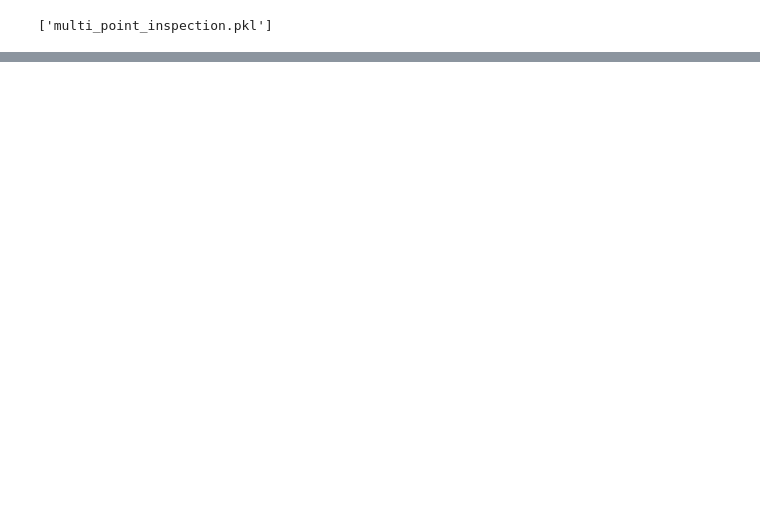
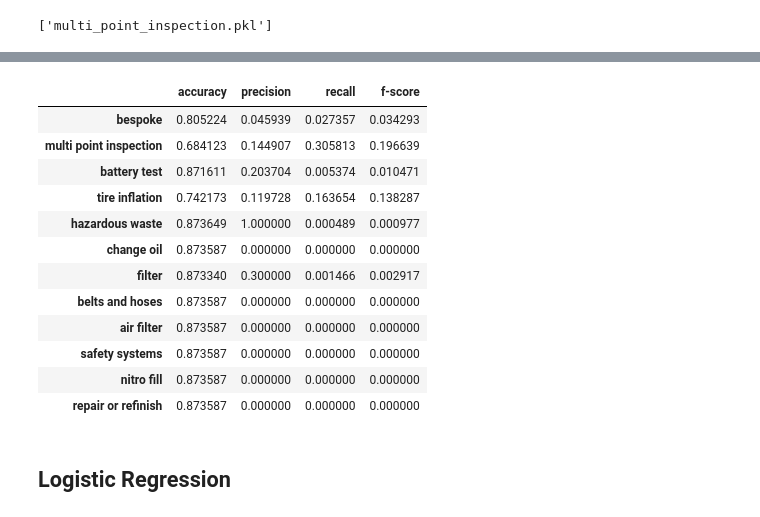
Before and after one commit to nhirons/carforce, a Jupyter notebook: model_training.ipynb, the cells around one changed output, grey strips where cells are left out. Cells and saved outputs as stored; diff of their text form; code cells hidden in the pictures; blank space fills up the shorter version.

```diff
--- a/model_training.ipynb
+++ b/model_training.ipynb
@@ -329,0 +379,22 @@ if run_gs:
+# %%
+svm_model_dict = {}
+
+for output_col in df_y.columns:
+
+    print('Fitting', output_col)
+    y = df_y[output_col]
+
+    parameter_grid = {
+                 'loss': ['hinge', 'squared_hinge']
+                 }
+    svm = LinearSVC()
+    cross_validation = StratifiedKFold(y, n_folds=5)
+
+    grid_search = GridSearchCV(svm,
+                               scoring='f1',
+                               param_grid=parameter_grid,
+                               cv=cross_validation,
+                               verbose = 1)
+
+    grid_search.fit(x, y)
+    svm_model_dict[output_col] = grid_search
@@ -329,0 +432,20 @@ if run_gs:
+# %%
+svm_results.index = [row[2:].replace('_', ' ') for row in svm_results.index]
+# %%
+svm_results
+# %% [output]
+|  | accuracy | precision | recall | f-score |
+| bespoke | 0.805224 | 0.045939 | 0.027357 | 0.034293 |
+| multi point inspection | 0.684123 | 0.144907 | 0.305813 | 0.196639 |
+| battery test | 0.871611 | 0.203704 | 0.005374 | 0.010471 |
+| tire inflation | 0.742173 | 0.119728 | 0.163654 | 0.138287 |
+| hazardous waste | 0.873649 | 1.000000 | 0.000489 | 0.000977 |
+| change oil | 0.873587 | 0.000000 | 0.000000 | 0.000000 |
+| filter | 0.873340 | 0.300000 | 0.001466 | 0.002917 |
+| belts and hoses | 0.873587 | 0.000000 | 0.000000 | 0.000000 |
+| air filter | 0.873587 | 0.000000 | 0.000000 | 0.000000 |
+| safety systems | 0.873587 | 0.000000 | 0.000000 | 0.000000 |
+| nitro fill | 0.873587 | 0.000000 | 0.000000 | 0.000000 |
+| repair or refinish | 0.873587 | 0.000000 | 0.000000 | 0.000000 |
+# %% [markdown]
+## Logistic Regression
```
Also changed, not shown: parts of 32 cells of this notebook.
